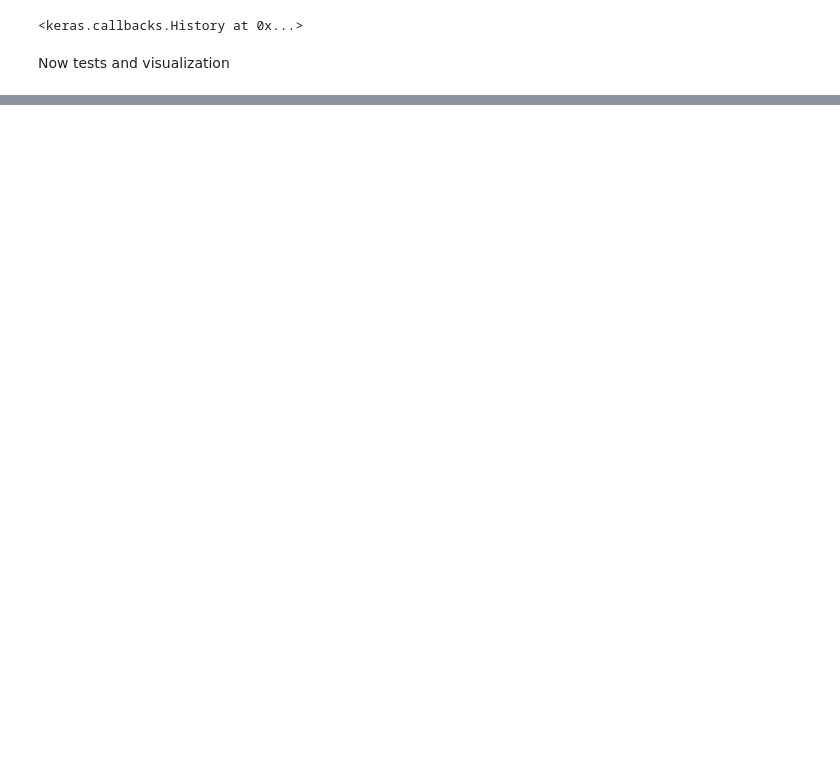
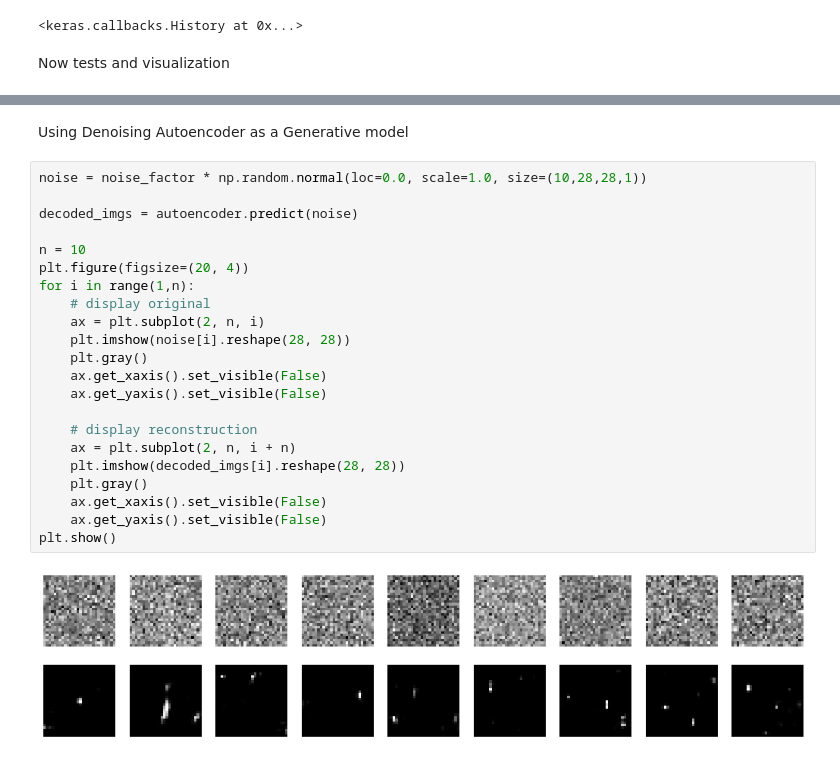
Before and after one commit to telecombcn-dl/2018-dlai-team2, a Jupyter notebook: DenoisingAutoEncoder.ipynb, the cells around one changed output, grey strips where cells are left out. Saved outputs shown, nothing was run; the diff lists cells and outputs as text; blank space fills up the shorter version.

Commit message:
Denosining autoencoder with sampling generative

```diff
--- a/DenoisingAutoEncoder.ipynb
+++ b/DenoisingAutoEncoder.ipynb
@@ -291,0 +296,26 @@ plt.show()
+# %% [markdown]
+Using Denoising Autoencoder as a Generative model
+# %%
+noise = noise_factor * np.random.normal(loc=0.0, scale=1.0, size=(10,28,28,1))
+
+decoded_imgs = autoencoder.predict(noise)
+
+n = 10
+plt.figure(figsize=(20, 4))
+for i in range(1,n):
+    # display original
+    ax = plt.subplot(2, n, i)
+    plt.imshow(noise[i].reshape(28, 28))
+    plt.gray()
+    ax.get_xaxis().set_visible(False)
+    ax.get_yaxis().set_visible(False)
+
+    # display reconstruction
+    ax = plt.subplot(2, n, i + n)
+    plt.imshow(decoded_imgs[i].reshape(28, 28))
+    plt.gray()
+    ax.get_xaxis().set_visible(False)
+    ax.get_yaxis().set_visible(False)
+plt.show()
+# %% [output]
+[figure, added]
```
Also changed, not shown: parts of 11 cells of this notebook.
